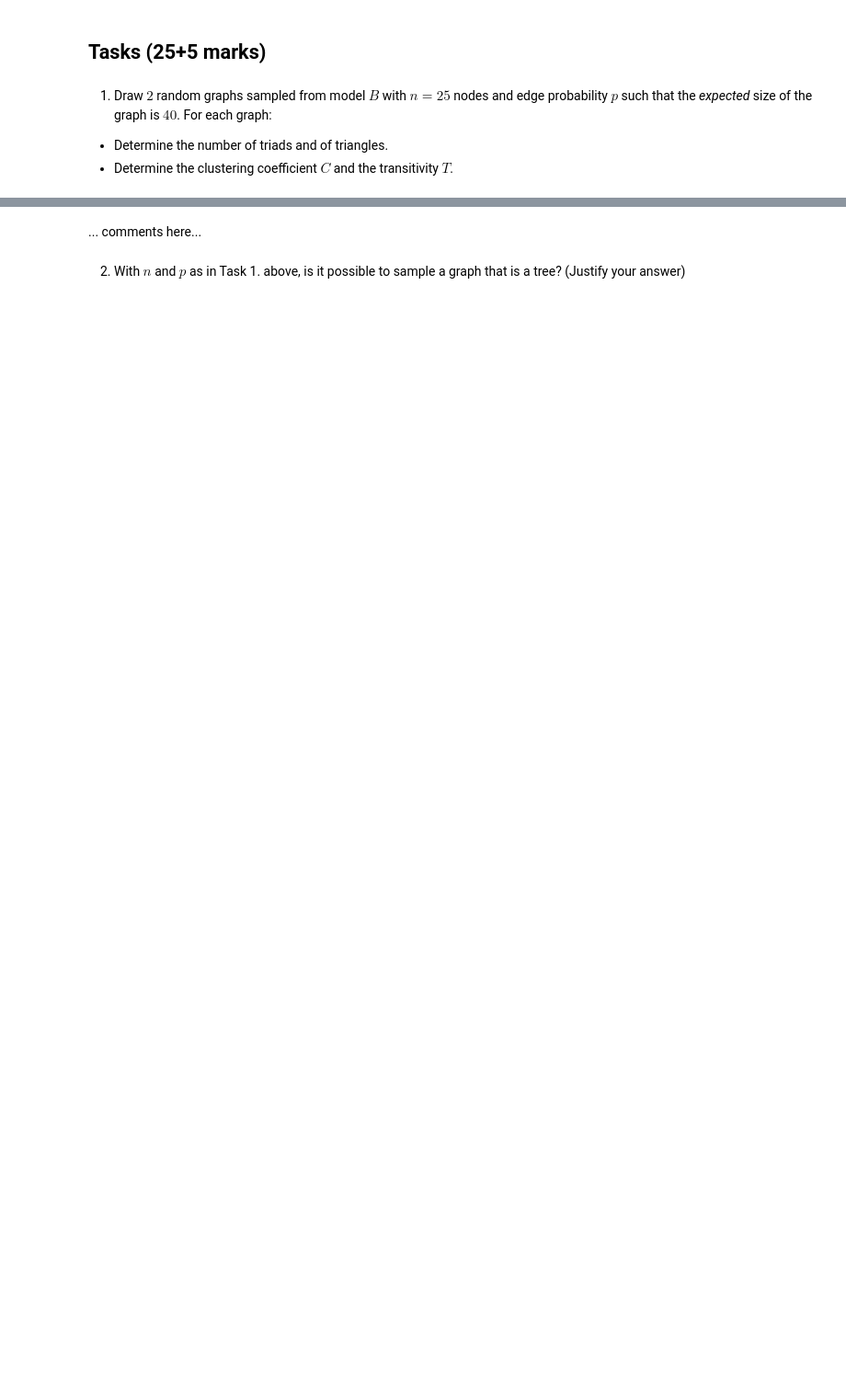
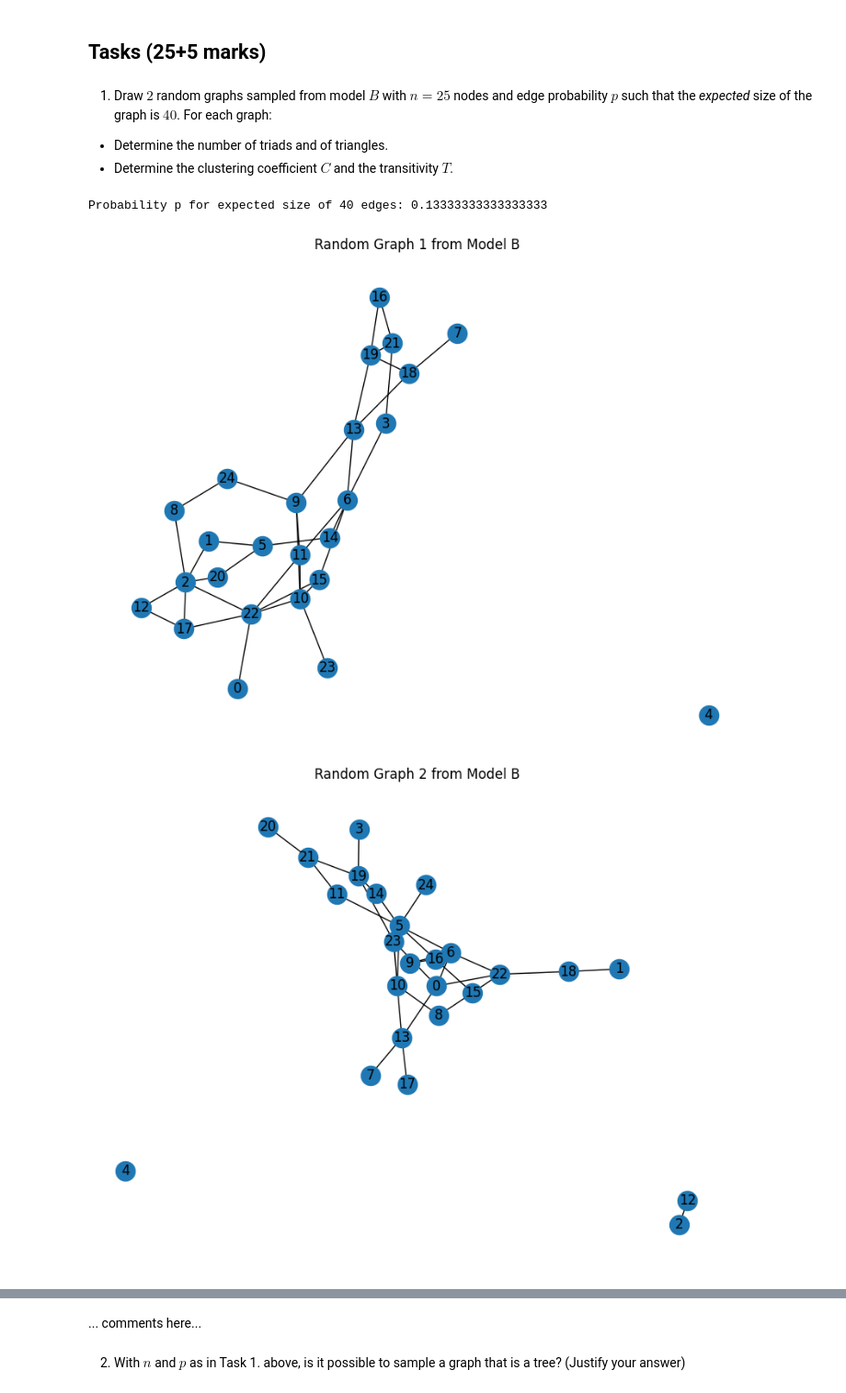
Before and after one commit to aoife-mulligan/2324-CS4423-Networks, a Jupyter notebook: Assignment_3.ipynb, the cells around one changed output, grey strips where cells are left out. Shown: that part at 92% size. Drawn from its saved outputs; the diff is of its cells as text; code cells hidden in the pictures; blank space fills up the shorter version.

```diff
--- a/Assignment_3.ipynb
+++ b/Assignment_3.ipynb
@@ -108,0 +160,33 @@ nx.draw(G, **opts2)
+# %%
+### first calculate p
+
+# Parameters
+n = 25  # Number of nodes
+E = 40  # Expected number of edges
+
+# Calculate the total number of possible edges
+N = n * (n - 1) / 2
+
+# Solve for p
+p = E / N
+
+print("Probability p for expected size of 40 edges:", p)
+# %% [output]
+Probability p for expected size of 40 edges: 0.13333333333333333
+# %%
+# Generate and draw the first random graph
+G1 = nx.gnp_random_graph(n, p)
+plt.figure(figsize=(8, 6))
+nx.draw(G1, with_labels=True)
+plt.title("Random Graph 1 from Model B")
+plt.show()
+
+# Generate and draw the second random graph
+G2 = nx.gnp_random_graph(n, p)
+plt.figure(figsize=(8, 6))
+nx.draw(G2, with_labels=True)
+plt.title("Random Graph 2 from Model B")
+plt.show()
+# %% [output]
+[figure, added]
+[figure, added]
```
Also changed, not shown: parts of 34 cells of this notebook, 4 other files.
